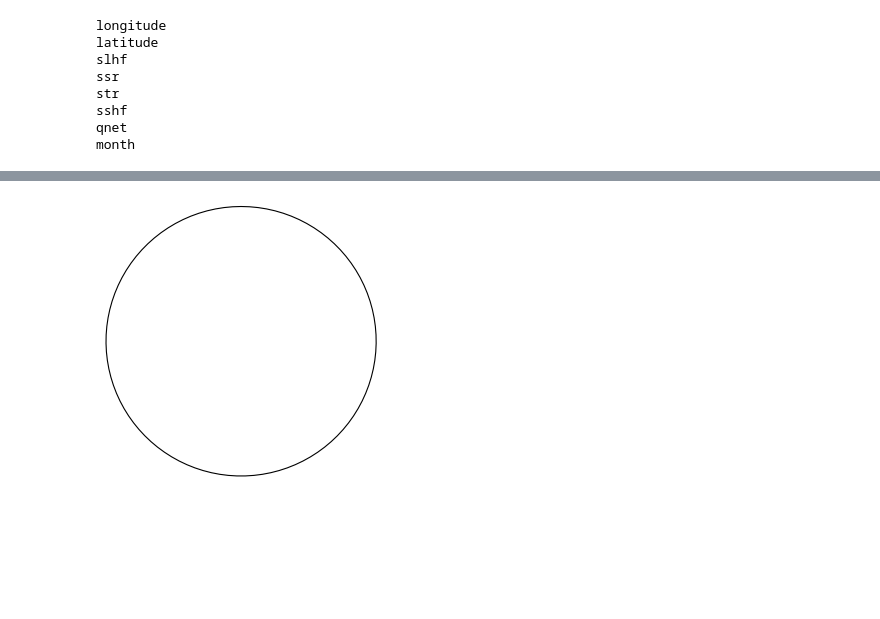
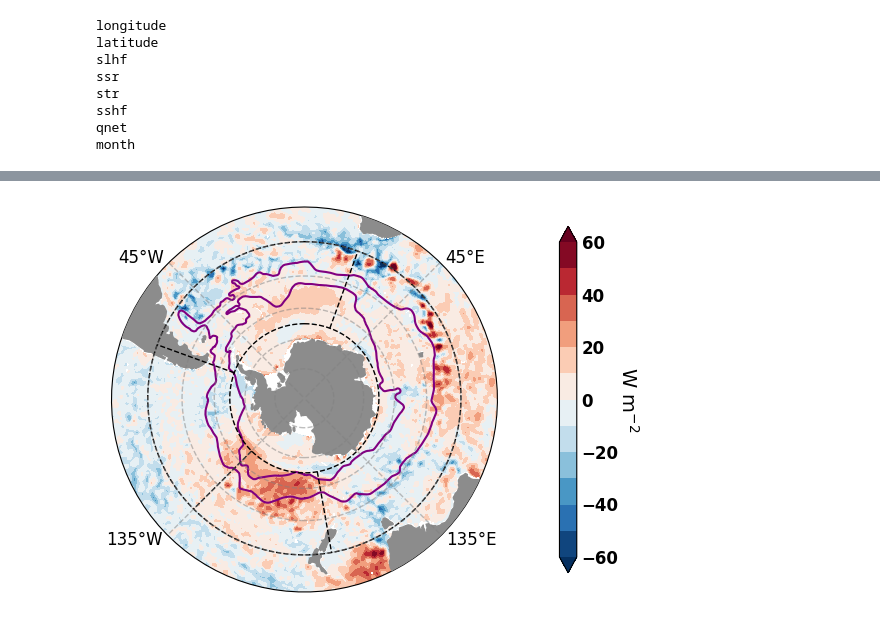
Before and after one commit to marcelduplessis/soc-heat-fluxes-2024, a Jupyter notebook: code/maps.ipynb, the cells around one changed output, grey strips where cells are left out. Cells and saved outputs as stored; diff of their text form; code cells hidden in the pictures; blank space fills up the shorter version.

```diff
--- a/code/maps.ipynb
+++ b/code/maps.ipynb
@@ -57,6 +68,8 @@ ds_2023 = ds_2023.sel(latitude=slice(-30, -90))
 
 ds_clim_mean = ds_clim.groupby('time.month').mean('time')
 ds_clim_stde = ds_clim.groupby('time.month').std('time')
+
+ds_2023 = ds_2023.groupby('time.month').mean('time')
 # %%
 # calculate the standard error by diving the standard deviation by the sqrt of the number of years
 
@@ -145,16 +184,8 @@ lat_saccf = np.ndarray([saccf.size])
 
 for i in range(saccf.size):
 
-    try:
-        lon_saccf[i] = saccf.iloc[i][0][:10]
-        lat_saccf[i] = saccf.iloc[i][0][10:]
-
-    except:
-
-        continue
+    lon_saccf[i] = saccf.iloc[i][0][:10]
+    lat_saccf[i] = saccf.iloc[i][0][10:]
-# %%
-lon_saccf = lon_saccf[lat_saccf<-40]
-lat_saccf = lat_saccf[lat_saccf<-40]
 # %%
 import cartopy
 import cartopy.crs as ccrs
@@ -170,21 +201,54 @@ from functions.map_plotting import gridlines
 # %%
 # plot the sst trend
 
-props = dict(cmap='coolwarm', vmin=-5, vmax=5)
+props = dict(cmap='RdBu_r', levels=np.arange(-60, 70, 10), extend='both')
 
-fig = plt.figure(figsize=[5, 3.5])
+fig = plt.figure(figsize=[8, 5])
 
 ax = fig.add_subplot(1, 1, 1, projection=ccrs.SouthPolarStereo())
 
 theta = np.linspace(0, 2*np.pi, 100)
 center, radius = [0.5, 0.5], 0.5
 verts = np.vstack([np.sin(theta), np.cos(theta)]).T
 circle = mpath.Path(verts * radius + center)
 
 ax.set_extent([-180, 180, -90, -30], ccrs.PlateCarree())
 
 ax.set_boundary(circle, transform=ax.transAxes)
-# ax.add_feature(cfeature.LAND, zorder=90, edgecolor='black', color='0.85')
+ax.add_feature(cfeature.LAND, zorder=90, edgecolor='black', color='0.55')
 # ax.add_feature(cfeature.COASTLINE, zorder=100, linewidth=0.25)
+
+gl = gridlines(ax)
+
+img = ax.contourf(ds_anom.longitude, ds_anom.latitude, ds_anom.qnet.mean(dim='month'), **props, transform=ccrs.PlateCarree())
+
+cb = plt.colorbar(img, ax=ax, orientation='vertical', shrink=0.9, pad=0.1)
+
+cb.ax.tick_params(length=0, labelsize=12)
+cb.set_label('W m$^{-2}$', rotation=-90, labelpad=15, fontsize=14)
+
+# Get the tick labels and set font weight to bold
+tick_labels = cb.ax.get_yticklabels()
+for label in tick_labels:
+    label.set_weight('bold')
+
+ring_lon = np.linspace(0, 360, 360)
+small_ring_lat = np.ones(360)* -65
+large_ring_lat = np.ones(360)* -40
+
+ax.plot([-70, -70], [-65, -40], c='k', ls='--', transform=ccrs.PlateCarree(), lw=1, zorder=100)
+ax.plot([ 20,  20], [-65, -40], c='k', ls='--', transform=ccrs.PlateCarree(), lw=1, zorder=100)
+ax.plot([170, 170], [-65, -40], c='k', ls='--', transform=ccrs.PlateCarree(), lw=1, zorder=100)
+ax.plot([-135, -135], [-65, -40], c='k', ls='--', transform=ccrs.PlateCarree(), lw=1, zorder=100)
+
+ax.plot(ring_lon, small_ring_lat, c='k', ls='--', transform=ccrs.PlateCarree(), lw=1, zorder=100)
+ax.plot(ring_lon, large_ring_lat, c='k', ls='--', transform=ccrs.PlateCarree(), lw=1, zorder=100)
+
+ax.plot(lon_saf, lat_saf, c='purple', lw=1.5, transform=ccrs.PlateCarree(), zorder=10)
+ax.plot(lon_saccf, lat_saccf, c='purple', lw=1.5, transform=ccrs.PlateCarree(), zorder=10)
+
+# ax.set_title('Net heat flux anomaly', fontweight='bold', pad=10)
+
+plt.savefig('/Users/xduplm/Google Drive/My Drive/projects/2024_soc_heat_flux/map.png', dpi=500)
 # %% [output]
-[figure, old version]
+[figure, new version]
```
Also changed, not shown: parts of 65 cells of this notebook, 8 other files.
